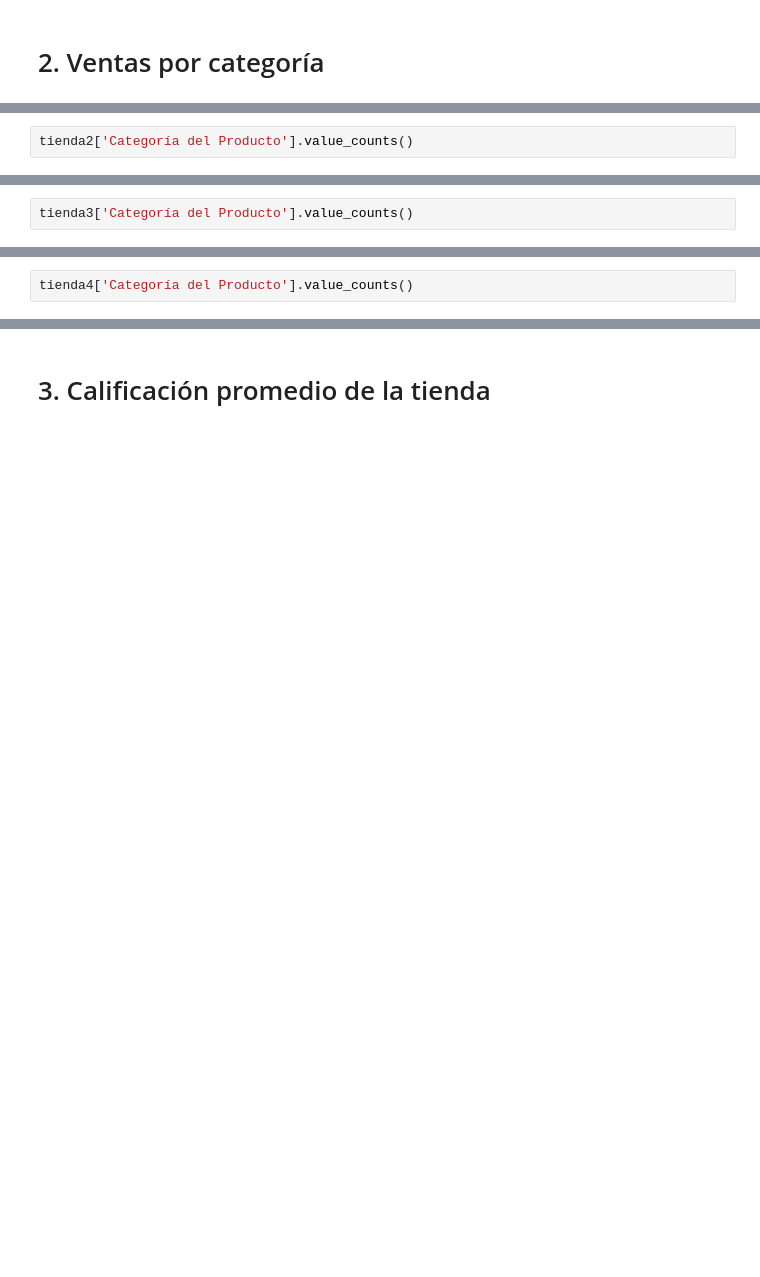
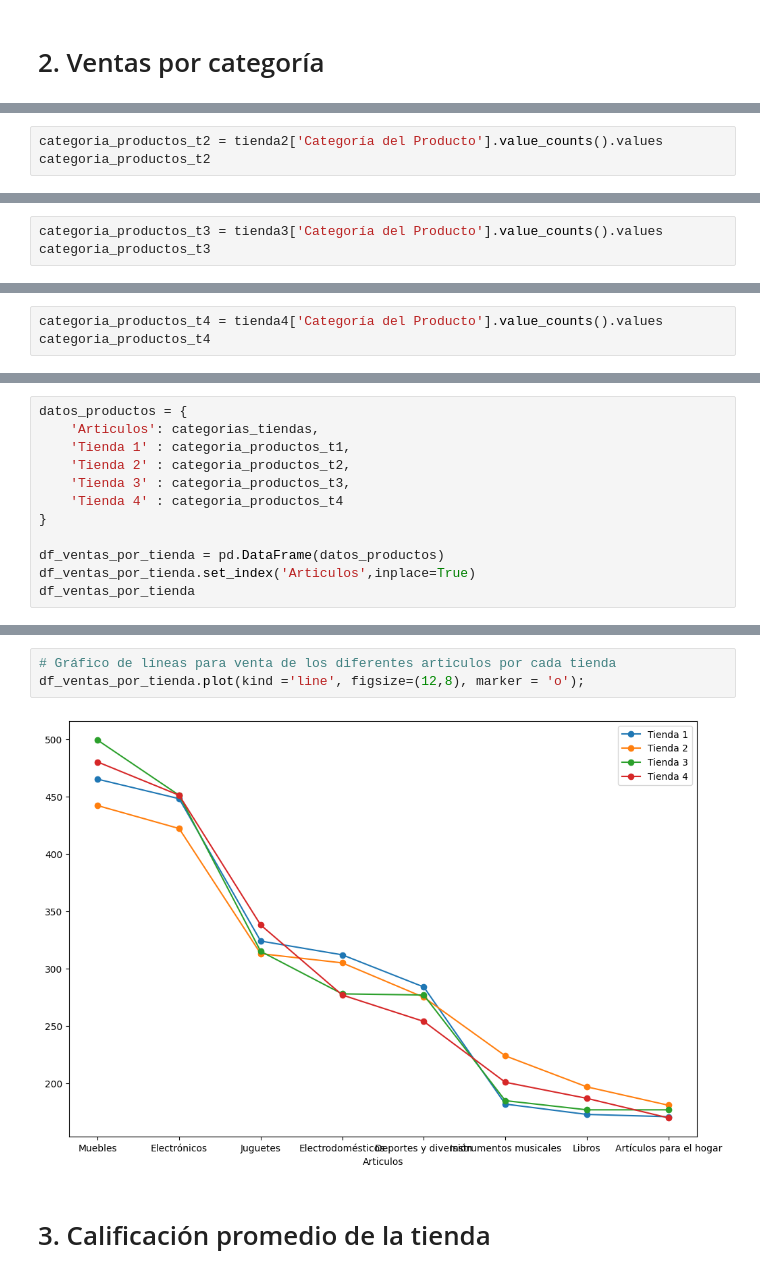
Before and after one commit to JuanJ13/Challenge-I---Data-Science, a Jupyter notebook: Challenge_I_AluraStoreLatam.ipynb, the cells around one changed output, grey strips where cells are left out. Drawn from its saved outputs; the diff is of its cells as text; blank space fills up the shorter version.

```diff
--- a/Challenge_I_AluraStoreLatam.ipynb
+++ b/Challenge_I_AluraStoreLatam.ipynb
@@ -87,3 +131,4 @@ dtype: int64
 # %%
-tienda2['Categoría del Producto'].value_counts()
+categoria_productos_t2 = tienda2['Categoría del Producto'].value_counts().values
+categoria_productos_t2
 # %% [output]
@@ -101,3 +136,4 @@ dtype: int64
 # %%
-tienda3['Categoría del Producto'].value_counts()
+categoria_productos_t3 = tienda3['Categoría del Producto'].value_counts().values
+categoria_productos_t3
 # %% [output]
@@ -115,3 +141,4 @@ dtype: int64
 # %%
-tienda4['Categoría del Producto'].value_counts()
+categoria_productos_t4 = tienda4['Categoría del Producto'].value_counts().values
+categoria_productos_t4
 # %% [output]
@@ -128,0 +146,12 @@ dtype: int64
+# %%
+datos_productos = {
+    'Articulos': categorias_tiendas,
+    'Tienda 1' : categoria_productos_t1,
+    'Tienda 2' : categoria_productos_t2,
+    'Tienda 3' : categoria_productos_t3,
+    'Tienda 4' : categoria_productos_t4
+}
+
+df_ventas_por_tienda = pd.DataFrame(datos_productos)
+df_ventas_por_tienda.set_index('Articulos',inplace=True)
+df_ventas_por_tienda
@@ -129,2 +169,7 @@ dtype: int64
+# %%
+# Gráfico de líneas para venta de los diferentes articulos por cada tienda
+df_ventas_por_tienda.plot(kind ='line', figsize=(12,8), marker = 'o');
+# %% [output]
+[figure, added]
 # %% [markdown]
 # 3. Calificación promedio de la tienda
```
Also changed, not shown: parts of 45 cells of this notebook.
